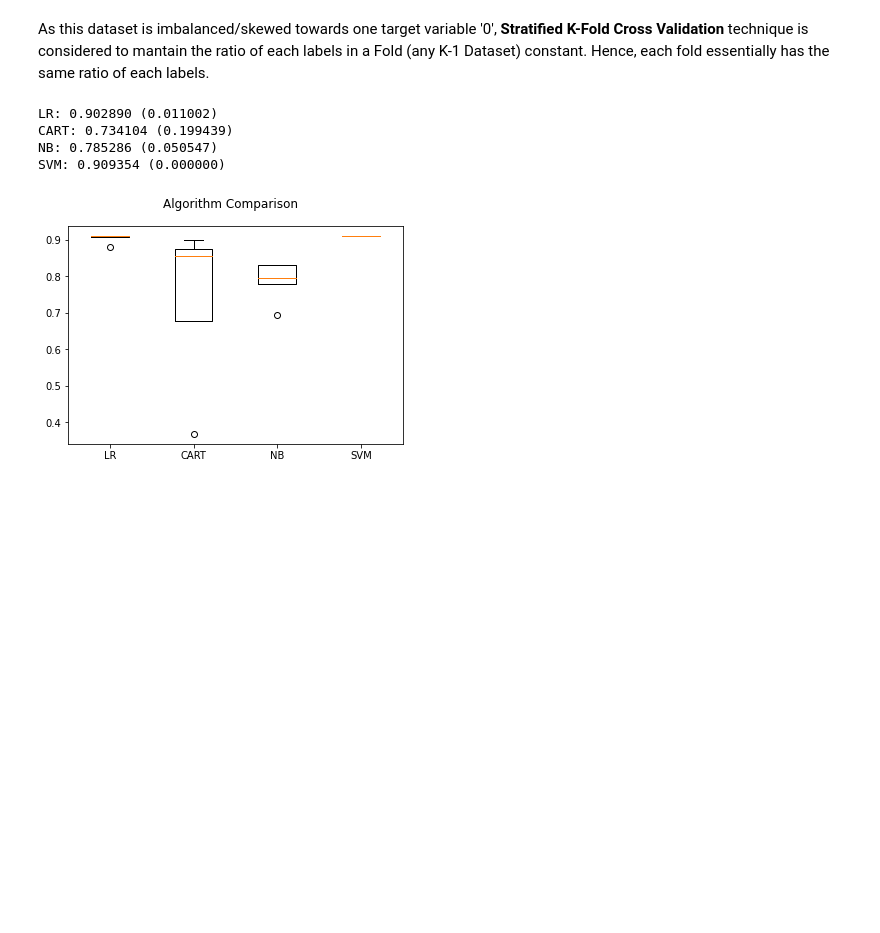
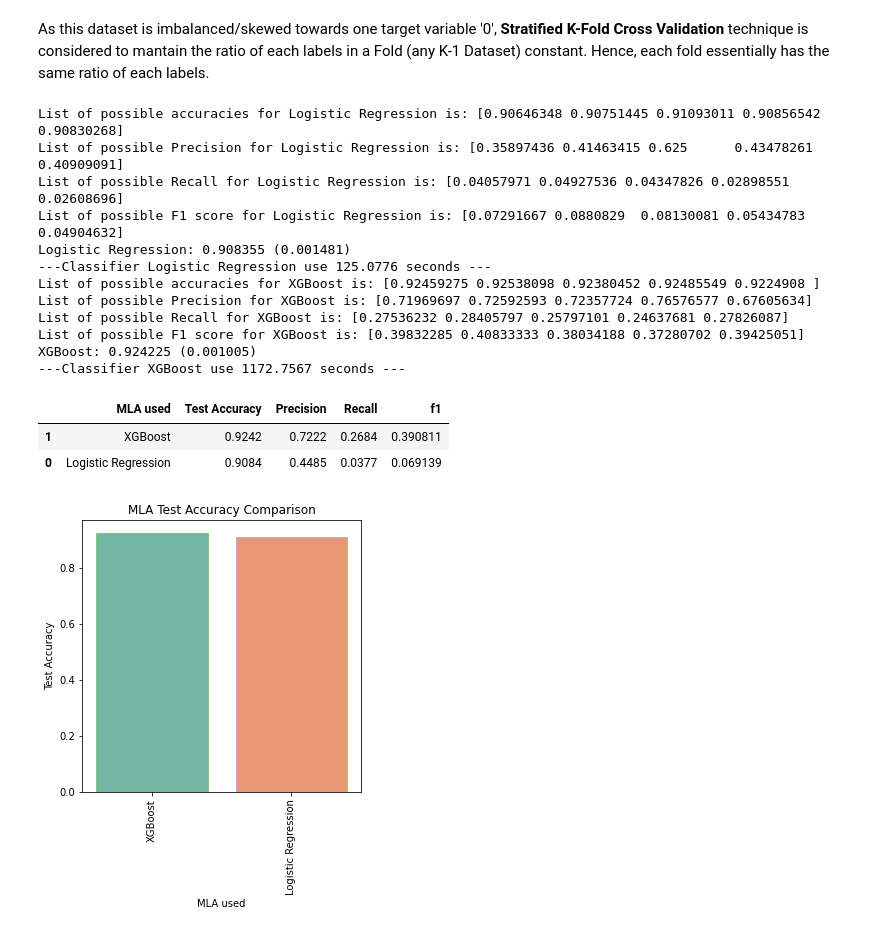
Before and after one commit to madhusanthan/Credit-Fraud-Risk-Model, a Jupyter notebook: Feature transformation using One-Hot and Label Encoding.ipynb, the cells around one changed output. Saved outputs shown, nothing was run; the diff lists cells and outputs as text; code cells hidden in the pictures; blank space fills up the shorter version.

```diff
--- a/Feature transformation using One-Hot and Label Encoding.ipynb
+++ b/Feature transformation using One-Hot and Label Encoding.ipynb
@@ -159,14 +163,15 @@ As this dataset is imbalanced/skewed towards one target variable '0', **Stratifi
 
 X = concatenated_dataframes
 Y = y_a
+MLA_columns = []
+MLA_compare = pd.DataFrame(columns = MLA_columns)
+row_index = 0
 # prepare configuration for cross validation test harness
 seed = 7
 # prepare models
 models = []
-models.append(('LR', LogisticRegression()))
-models.append(('CART', DecisionTreeClassifier()))
-models.append(('NB', GaussianNB()))
-models.append(('SVM', SVC()))
+models.append(('Logistic Regression', LogisticRegression()))
+models.append(('XGBoost', XGBClassifier(eval_metric='mlogloss')))
 
 # evaluate each model in turn
 results = []
@@ -174,23 +179,56 @@ names = []
 scoring = 'accuracy'
 
 # Create StratifiedKFold object.
+tic = time.perf_counter()
 for name, model in models:
-    skfold = model_selection.StratifiedKFold(n_splits=5, random_state=seed)
+    skfold = model_selection.StratifiedKFold(n_splits=5, shuffle=True, random_state=seed)
     cv_results = model_selection.cross_val_score(model, X, Y, cv=skfold, scoring=scoring)
+    f1_results = model_selection.cross_val_score(model, X, Y, cv=skfold, scoring='f1')
+    recall_results = model_selection.cross_val_score(model, X, Y, cv=skfold, scoring='recall')
+    precision_results = model_selection.cross_val_score(model, X, Y, cv=skfold, scoring='precision')
+    MLA_compare.loc[row_index,'MLA used'] = name
+    MLA_compare.loc[row_index, 'Test Accuracy'] = round(mean(cv_results), 4)
+    MLA_compare.loc[row_index, 'Precision'] = round(mean(precision_results),4)
+    MLA_compare.loc[row_index, 'Recall'] = round(mean(recall_results),4)
+    MLA_compare.loc[row_index, 'f1'] = mean(f1_results)
     results.append(cv_results)
     names.append(name)
-    msg = "%s: %f (%f)" % (name, cv_results.mean(), cv_results.std())
+    # Print the output.
+    print('List of possible accuracies for {0} is: {1}'.format(name, cv_results))
+    print('List of possible Precision for {0} is: {1}'.format(name, precision_results))
+    print('List of possible Recall for {0} is: {1}'.format(name, recall_results))
+    print('List of possible F1 score for {0} is: {1}'.format(name, f1_results))
+    msg = "%s: %f (%f)" % (name, mean(cv_results), cv_results.std())
     print(msg)
-# boxplot algorithm comparison
-fig = plt.figure()
-fig.suptitle('Algorithm Comparison')
-ax = fig.add_subplot(111)
-plt.boxplot(results)
-ax.set_xticklabels(names)
-plt.show()
+    toc = time.perf_counter()
+    secs = toc - tic
+    print("---Classifier %s use %0.4f seconds ---" %(name, secs))
+    row_index+=1
+
+MLA_compare.sort_values(by = ['Test Accuracy'], ascending = False, inplace = True)
+MLA_compare
 # %% [output]
-LR: 0.902890 (0.011002)
-CART: 0.734104 (0.199439)
-NB: 0.785286 (0.050547)
-SVM: 0.909354 (0.000000)
+List of possible accuracies for Logistic Regression is: [0.90646348 0.90751445 0.91093011 0.90856542 0.90830268]
+List of possible Precision for Logistic Regression is: [0.35897436 0.41463415 0.625      0.43478261 0.40909091]
+List of possible Recall for Logistic Regression is: [0.04057971 0.04927536 0.04347826 0.02898551 0.02608696]
+List of possible F1 score for Logistic Regression is: [0.07291667 0.0880829  0.08130081 0.05434783 0.04904632]
+Logistic Regression: 0.908355 (0.001481)
+---Classifier Logistic Regression use 125.0776 seconds ---
+List of possible accuracies for XGBoost is: [0.92459275 0.92538098 0.92380452 0.92485549 0.9224908 ]
+List of possible Precision for XGBoost is: [0.71969697 0.72592593 0.72357724 0.76576577 0.67605634]
+List of possible Recall for XGBoost is: [0.27536232 0.28405797 0.25797101 0.24637681 0.27826087]
+List of possible F1 score for XGBoost is: [0.39832285 0.40833333 0.38034188 0.37280702 0.39425051]
+XGBoost: 0.924225 (0.001005)
+---Classifier XGBoost use 1172.7567 seconds ---
-[figure, removed]
+|  | MLA used | Test Accuracy | Precision | Recall | f1 |
+| 1 | XGBoost | 0.9242 | 0.7222 | 0.2684 | 0.390811 |
+| 0 | Logistic Regression | 0.9084 | 0.4485 | 0.0377 | 0.069139 |
+# %%
+# Creating plot to show the train accuracy
+plt.subplots(figsize=(5,5))
+sns.barplot(x="MLA used", y="Test Accuracy",data=MLA_compare,palette='Set2',edgecolor=sns.color_palette('Accent',7))
+plt.xticks(rotation=90)
+plt.title('MLA Test Accuracy Comparison')
+plt.show()
+# %% [output]
+[figure, added]
```
Also changed, not shown: parts of 1 cell of this notebook.
